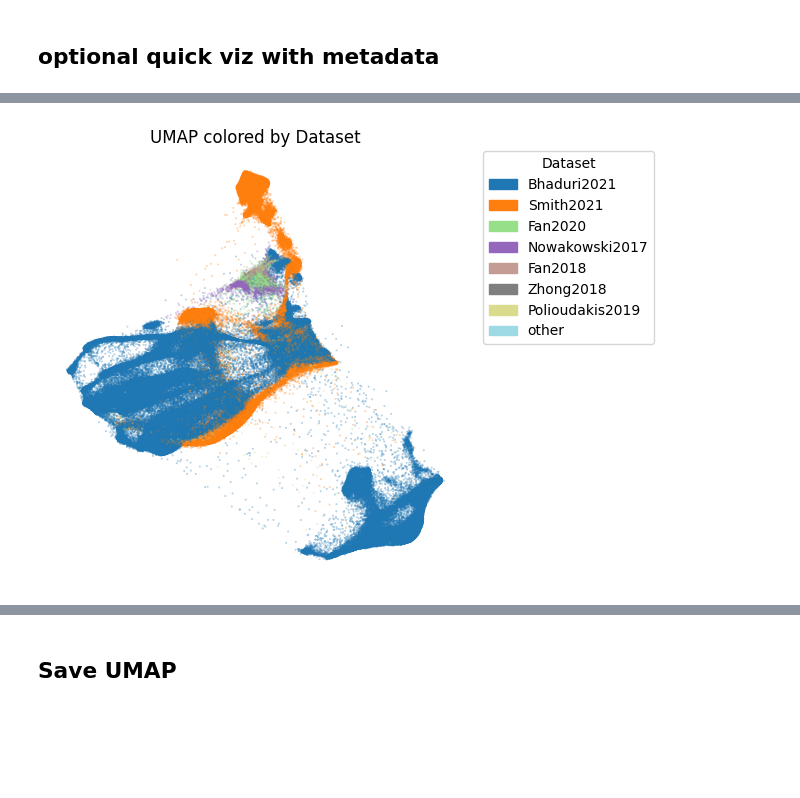
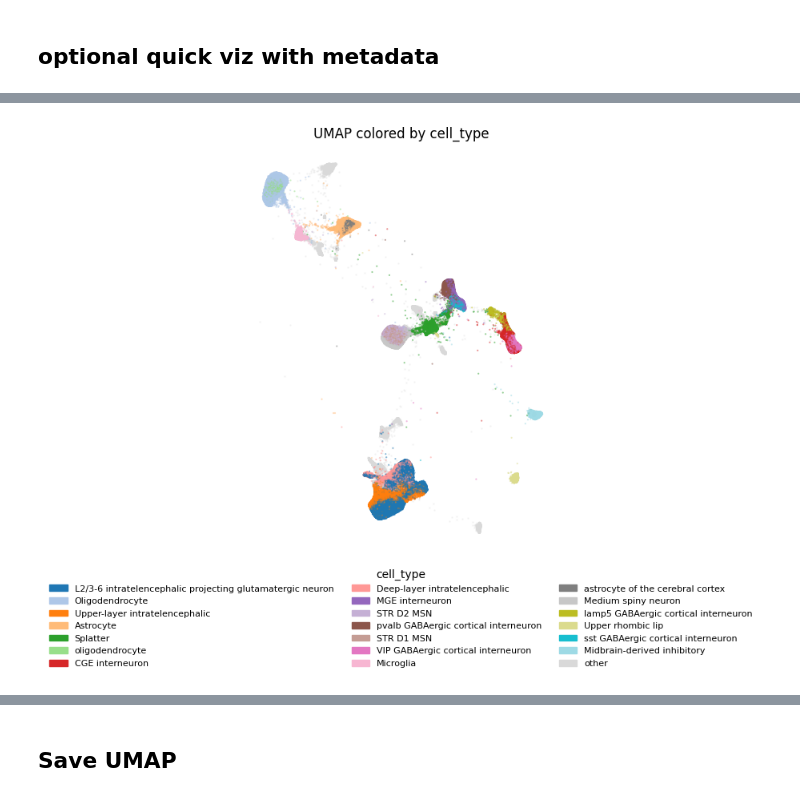
Before and after one commit to ucscBrainExplorer/FM_wrangling, a Jupyter notebook: 3_trainPUMAPmodel.ipynb, the cells around one changed output, grey strips where cells are left out. Cells and saved outputs as stored; diff of their text form; code cells hidden in the pictures; blank space fills up the shorter version.

```diff
--- a/3_trainPUMAPmodel.ipynb
+++ b/3_trainPUMAPmodel.ipynb
@@ -16,21 +16,22 @@ print(umap_pytorch.__file__)
 # %% [output]
 /mnt/efsUCE/umap_pytorch/umap_pytorch/__init__.py
 # %%
-results_dir = "/mnt/efsUCE/Bhaduri-NatNeurosci-2025_shuffled/"
+results_dir = "/mnt/efsUCE/combined_UCE_5neuro_ucebrain768bican_shuffle/"
 
-embedding_h5_file = "pca.h5"
+embedding_h5_file = "pca_corrected_k3.h5"
 embedding_h5_file_key = "pca"
 knn_outfile = "knn_30_ivfflat.npz"
 k = 10
 batch_size= 2048 #1024 #512, #256, #64, # gpu memory related
 
-existing_model_iteration = 5
-epochs = 5
+existing_model_iteration = 1
+epochs = 1
 
 # One results_dir can hold several tries (e.g. different batch corrections). run_tag goes into every
 # output name: pytorch_k3_e5.pkl, transform_k3_e5.json, umap_k3_e5.npy. "" keeps the old names.
-run_tag = ""
+run_tag = "k5"
 tag = f"_{run_tag}" if run_tag else ""
 # Training on a batch-corrected PCA (e.g. pca_corrected_k3.h5): set its directions file (batch_dirs_k3.npy)
 # so the transform config gets "d_hat" and map_newdata.py removes the same directions from new data.
 d_hat_file = None
+tag
@@ -86,7 +89,7 @@ else:
         encoder=None,           # nn.Module, None for default
         decoder=None,           # nn.Module, True for default, None for encoder only
         n_neighbors=10,
-        min_dist= 0.1,
+        min_dist= 0.2, # default 0.1
         metric="euclidean",
         n_components=2,
         beta=1.0,               # How much to weigh reconstruction loss for decoder
@@ -189,7 +170,8 @@ plt.show()
 ## optional quick viz with metadata
 # %%
 metadata_file = "obs.tsv.gz"
-metadata = pd.read_csv(os.path.join(results_dir, metadata_file), sep ='\t')
+usecols = ["cell_type", "collection_doi_label", "dataset_title", "assay"]
+metadata = pd.read_csv(os.path.join(results_dir, metadata_file), sep ='\t', usecols = usecols)
 # %%
 metadata.columns
 # %% [output]
@@ -223,35 +179,40 @@ Name: count, dtype: int64
 # %%
+import numpy as np
 import matplotlib.pyplot as plt
 import matplotlib.patches as mpatches
-from matplotlib.colors import Normalize
 
-metadata_feature = "Dataset"
+metadata_feature = "cell_type"
+top_n = 20
 
-colors = metadata[metadata_feature].iloc[subset_indices]
+colors = metadata[metadata_feature].iloc[subset_indices].astype(str).to_numpy()
+top_cats = list(pd.Series(colors).value_counts().nlargest(top_n).index)
+labels = np.where(np.isin(colors, top_cats), colors, "other")
 
-# only top category are plotted, ordered by frequency
-top_cats = colors.value_counts().nlargest(20).index  # frequency order
-colors = colors.where(colors.isin(top_cats), other="other")
+palette = plt.get_cmap("tab20").colors
+color_map = {cat: palette[i] for i, cat in enumerate(top_cats)}
 
-# use frequency order (not alphabetical) so legend matches value_counts rank
-unique_cats = list(top_cats) + ["other"]
-cat_to_code = {cat: i for i, cat in enumerate(unique_cats)}
-category_codes = colors.map(cat_to_code)
+is_other = labels == "other"
+rng = np.random.default_rng(0)
+idx = rng.permutation(np.flatnonzero(~is_other))
 
-cmap = plt.get_cmap('tab20')
-norm = Normalize(vmin=0, vmax=len(unique_cats) - 1)
+fig, ax = plt.subplots(figsize=(7, 7))
+# "other" in light grey, underneath
+ax.scatter(X_umap_pytorch[is_other, 0], X_umap_pytorch[is_other, 1],
+           color=(0.85, 0.85, 0.85), s=0.3, alpha=0.3, rasterized=True)
+# top categories in shuffled order on top
+ax.scatter(X_umap_pytorch[idx, 0], X_umap_pytorch[idx, 1],
+           c=[color_map[l] for l in labels[idx]], s=0.3, alpha=0.5, rasterized=True)
+ax.set_aspect("equal", adjustable="datalim")
+ax.axis("off")
+ax.set_title(f"UMAP colored by {metadata_feature}")
 
-scatter = plt.scatter(X_umap_pytorch[:, 0], X_umap_pytorch[:, 1],
-                    c=category_codes, alpha=0.5, s=0.1, cmap=cmap, norm=norm)
-
-patches = [mpatches.Patch(color=cmap(norm(i)), label=cat)
-         for i, cat in enumerate(unique_cats)]
-plt.legend(handles=patches, markerscale=5, title=metadata_feature,
-         bbox_to_anchor=(1.05, 1), loc='upper left', borderaxespad=0)
-plt.axis('off')
-plt.title(f"UMAP colored by {metadata_feature}")
-plt.tight_layout()
+patches = [mpatches.Patch(color=color_map[c], label=c) for c in top_cats]
+if is_other.any():
+    patches.append(mpatches.Patch(color=(0.85, 0.85, 0.85), label="other"))
+fig.legend(handles=patches, title=metadata_feature, loc="lower center",
+           bbox_to_anchor=(0.5, 0), ncol=3, frameon=False, fontsize=8)
+fig.tight_layout(rect=(0, 0.2, 1, 1))  # room for the legend
 plt.show()
 # %% [output]
-[figure, old version]
+[figure, new version]
 # %%
```
Also changed, not shown: parts of 12 cells of this notebook.
